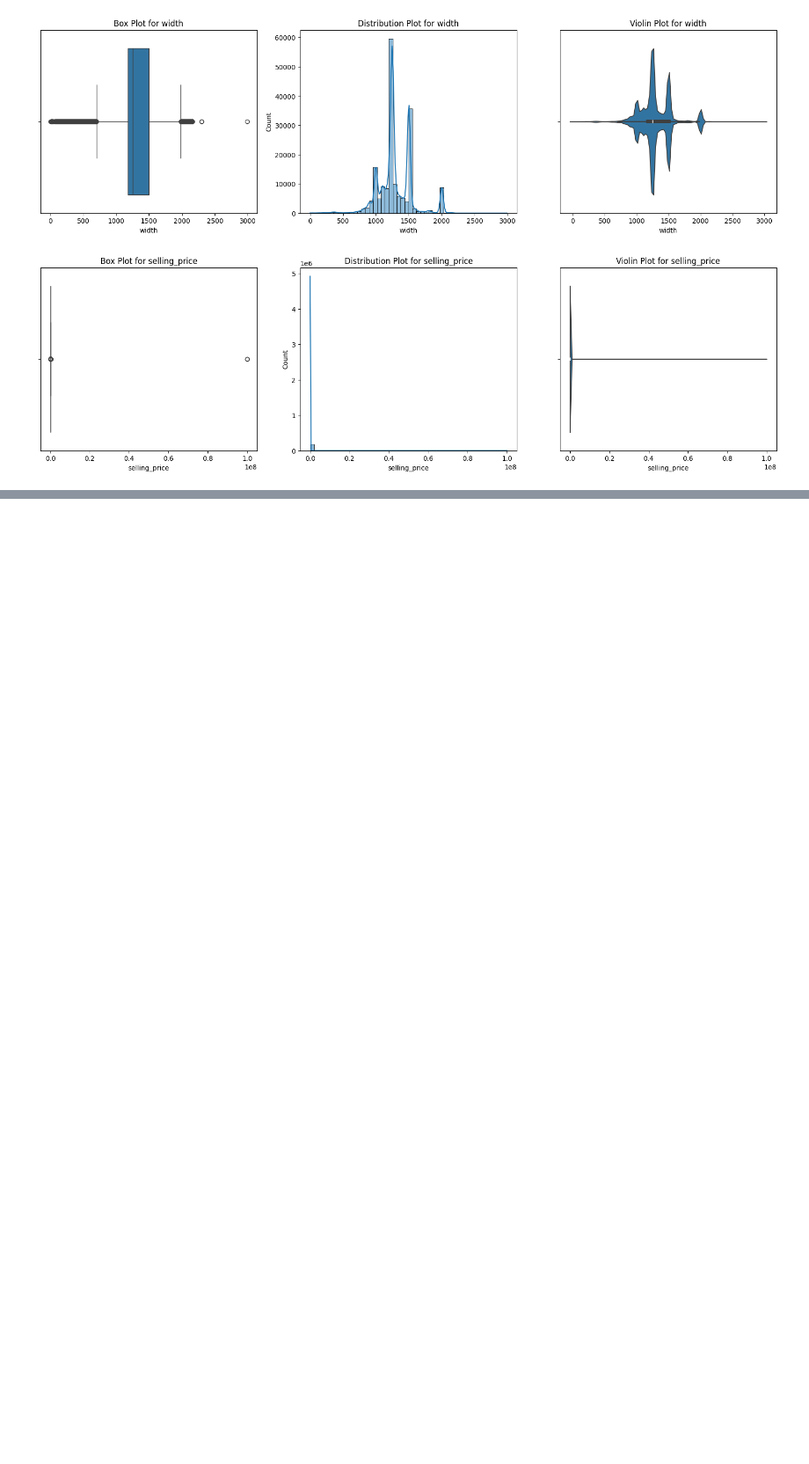
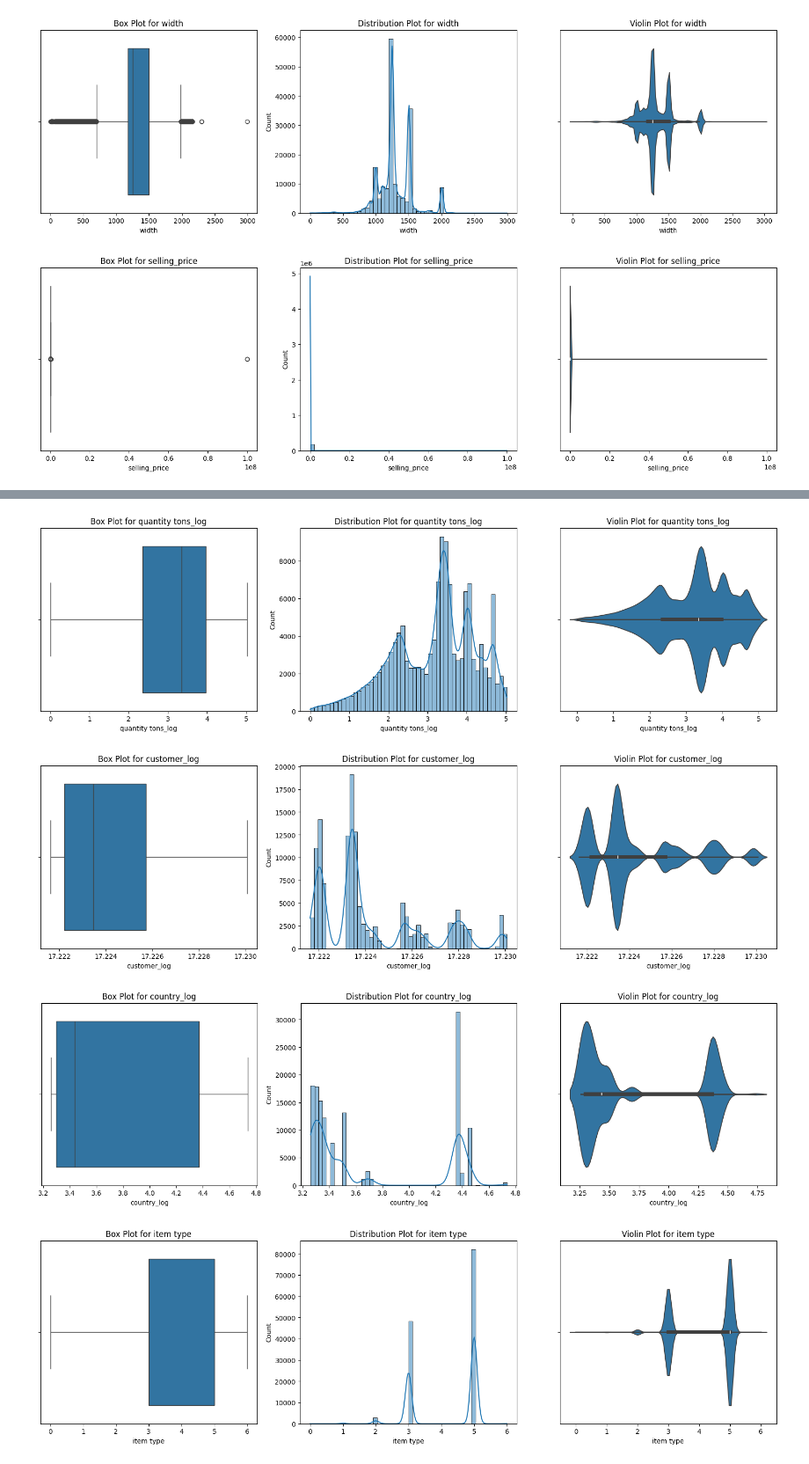
Before and after one commit to gkrishna247/copper-forge, a Jupyter notebook: program.ipynb, the cells around one changed output, grey strips where cells are left out. Shown at 88% size. Saved outputs shown, nothing was run; the diff lists cells and outputs as text; code cells hidden in the pictures; blank space fills up the shorter version.

Commit message:
Add functionality to improve data preprocessing and enhance analysis capabilities

```diff
--- a/program.ipynb
+++ b/program.ipynb
@@ -494,0 +502,7 @@ for i in ['quantity tons', 'customer', 'country', 'item type', 'application', 't
+# %%
+# Outliers Handling - Interquartile Range (IQR) method
+# calculate the IQR
+Q1 = df.quantile(0.25)
+Q3 = df.quantile(0.75)
+IQR = Q3 - Q1
+print(IQR)
@@ -494,0 +527,3 @@ for i in ['quantity tons', 'customer', 'country', 'item type', 'application', 't
+# %%
+# remove the outliers
+df = df[~((df < (Q1 - 1.5 * IQR)) | (df > (Q3 + 1.5 * IQR))).any(axis=1)]
@@ -494,0 +545,9 @@ for i in ['quantity tons', 'customer', 'country', 'item type', 'application', 't
+# %%
+# check for outliers and skewness in the data
+for i in ['quantity tons_log', 'customer_log', 'country_log', 'item type', 'application', 'thickness_log', 'width_log', 'selling_price_log']:
+    plot(df, i)
+# %% [output]
+[figure, added]
+[figure, added]
+[figure, added]
+[figure, added]
```
Also changed, not shown: parts of 18 cells of this notebook, 1 other file.
